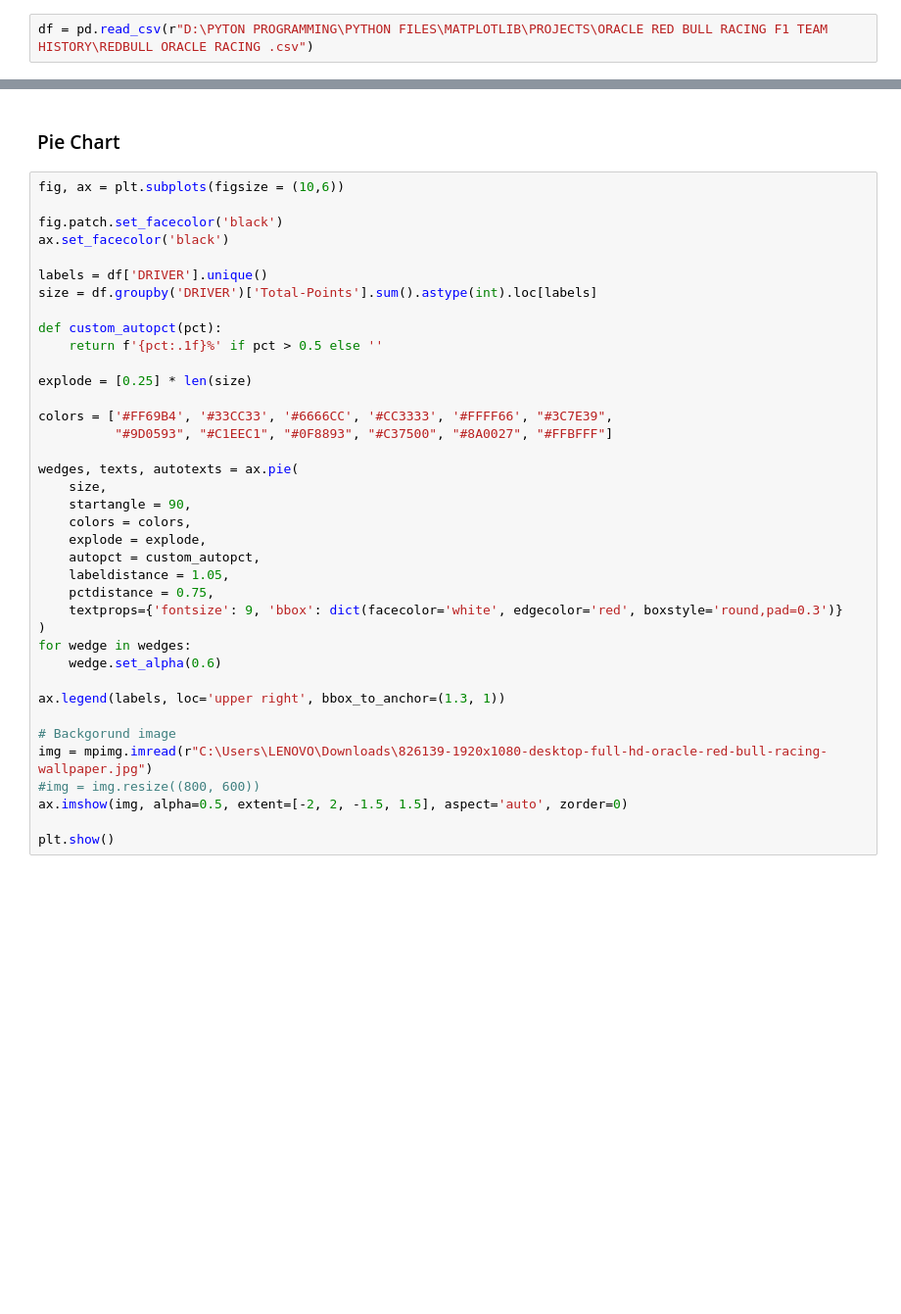
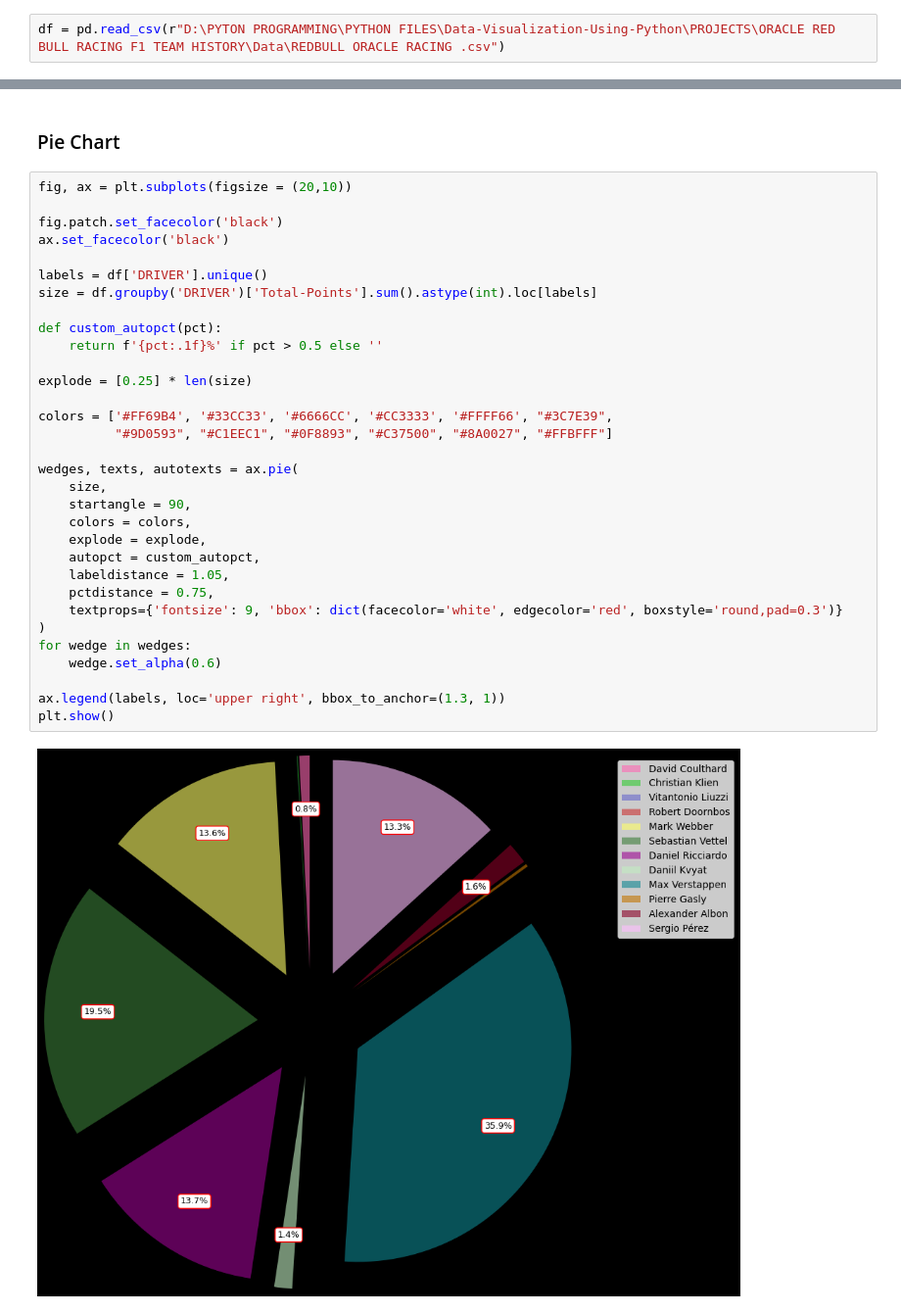
Before and after one commit to SumanGouda/MATPLOTLIB-MODULE, a Jupyter notebook: PROJECTS/ORACLE RED BULL RACING F1 TEAM HISTORY/REDBULL F1 TEAM .ipynb, the cells around one changed output, grey strips where cells are left out. Shown at 98% size. Cells and saved outputs as stored; diff of their text form; blank space fills up the shorter version.

```diff
--- a/PROJECTS/ORACLE RED BULL RACING F1 TEAM HISTORY/REDBULL F1 TEAM .ipynb
+++ b/PROJECTS/ORACLE RED BULL RACING F1 TEAM HISTORY/REDBULL F1 TEAM .ipynb
@@ -7,5 +9,5 @@ import matplotlib.image as mpimg
 # %%
-df = pd.read_csv(r"D:\PYTON PROGRAMMING\PYTHON FILES\MATPLOTLIB\PROJECTS\ORACLE RED BULL RACING F1 TEAM HISTORY\REDBULL ORACLE RACING .csv")
+df = pd.read_csv(r"D:\PYTON PROGRAMMING\PYTHON FILES\Data-Visualization-Using-Python\PROJECTS\ORACLE RED BULL RACING F1 TEAM HISTORY\Data\REDBULL ORACLE RACING .csv")
 # %% [markdown]
 --> Make a column of total points scored by each driver.
 # %%
@@ -52,40 +58,36 @@ plt.show()
 # %% [markdown]
 ### Pie Chart
 # %%
-fig, ax = plt.subplots(figsize = (10,6))
+fig, ax = plt.subplots(figsize = (20,10))
 
 fig.patch.set_facecolor('black')
 ax.set_facecolor('black')
 
 labels = df['DRIVER'].unique()
 size = df.groupby('DRIVER')['Total-Points'].sum().astype(int).loc[labels]
 
 def custom_autopct(pct):
     return f'{pct:.1f}%' if pct > 0.5 else ''
 
 explode = [0.25] * len(size)
 
 colors = ['#FF69B4', '#33CC33', '#6666CC', '#CC3333', '#FFFF66', "#3C7E39",
           "#9D0593", "#C1EEC1", "#0F8893", "#C37500", "#8A0027", "#FFBFFF"]
 
 wedges, texts, autotexts = ax.pie(
     size,
     startangle = 90,
     colors = colors,
     explode = explode,
     autopct = custom_autopct,
     labeldistance = 1.05,
     pctdistance = 0.75,
     textprops={'fontsize': 9, 'bbox': dict(facecolor='white', edgecolor='red', boxstyle='round,pad=0.3')}
 )
 for wedge in wedges:
     wedge.set_alpha(0.6)
 
 ax.legend(labels, loc='upper right', bbox_to_anchor=(1.3, 1))
-
-# Backgorund image
-img = mpimg.imread(r"C:\Users\LENOVO\Downloads\826139-1920x1080-desktop-full-hd-oracle-red-bull-racing-wallpaper.jpg")
-#img = img.resize((800, 600))
-ax.imshow(img, alpha=0.5, extent=[-2, 2, -1.5, 1.5], aspect='auto', zorder=0)
-
 plt.show()
+# %% [output]
+[figure, added]
```
Also changed, not shown: parts of 5 cells of this notebook, 56 other files.
